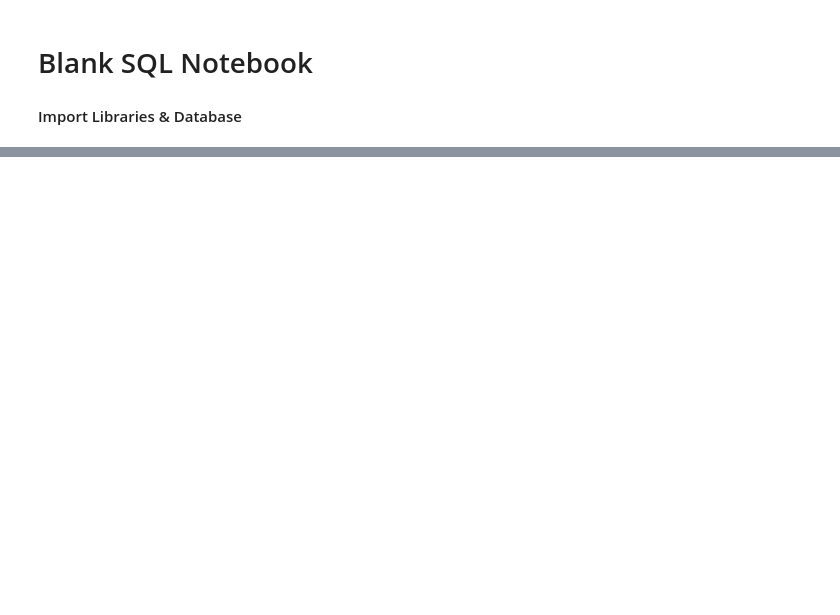
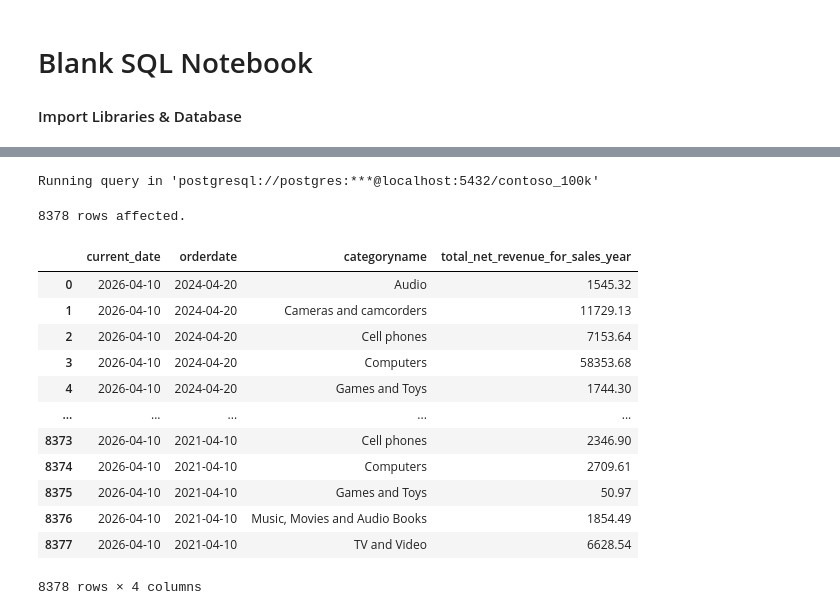
Before and after one commit to CLYMATIC06/SQL-Practice, a Jupyter notebook: Resources/Blank_SQL_Notebook.ipynb, the cells around one changed output, grey strips where cells are left out. Cells and saved outputs as stored; diff of their text form; code cells hidden in the pictures; blank space fills up the shorter version.

```diff
--- a/Resources/Blank_SQL_Notebook.ipynb
+++ b/Resources/Blank_SQL_Notebook.ipynb
@@ -243,0 +58,9 @@ Running query in 'postgresql://postgres:***@localhost:5432/contoso_100k'
+# %%
+%%sql
+
+Select
+DATE_TRUNC('month', orderdate)::date as ordermonth,
+Sum(quantity*netprice*exchangerate) as revenue,
+Count(Distinct customerkey)
+from sales
+Group By ordermonth
@@ -243,0 +207,29 @@ Running query in 'postgresql://postgres:***@localhost:5432/contoso_100k'
+# %%
+%%sql
+Select current_date,
+s.orderdate,
+p.categoryname,
+
+SUM(s.quantity*s.netprice*s.exchangerate) as total_net_revenue_for_sales_year
+from sales s
+Left join product p on s.productkey = p.productkey
+where orderdate >= CURRENT_DATE - INTERVAL '5 years'
+Group by s.orderdate,
+p.categoryname
+order by s.orderdate DESC , p.categoryname
+# %% [output]
+Running query in 'postgresql://postgres:***@localhost:5432/contoso_100k'
+8378 rows affected.
+|  | current_date | orderdate | categoryname | total_net_revenue_for_sales_year |
+| 0 | 2026-04-10 | 2024-04-20 | Audio | 1545.32 |
+| 1 | 2026-04-10 | 2024-04-20 | Cameras and camcorders | 11729.13 |
+| 2 | 2026-04-10 | 2024-04-20 | Cell phones | 7153.64 |
+| 3 | 2026-04-10 | 2024-04-20 | Computers | 58353.68 |
+| 4 | 2026-04-10 | 2024-04-20 | Games and Toys | 1744.30 |
+| ... | ... | ... | ... | ... |
+| 8373 | 2026-04-10 | 2021-04-10 | Cell phones | 2346.90 |
+| 8374 | 2026-04-10 | 2021-04-10 | Computers | 2709.61 |
+| 8375 | 2026-04-10 | 2021-04-10 | Games and Toys | 50.97 |
+| 8376 | 2026-04-10 | 2021-04-10 | Music, Movies and Audio Books | 1854.49 |
+| 8377 | 2026-04-10 | 2021-04-10 | TV and Video | 6628.54 |
+8378 rows × 4 columns
```
Also changed, not shown: parts of 19 cells of this notebook.
